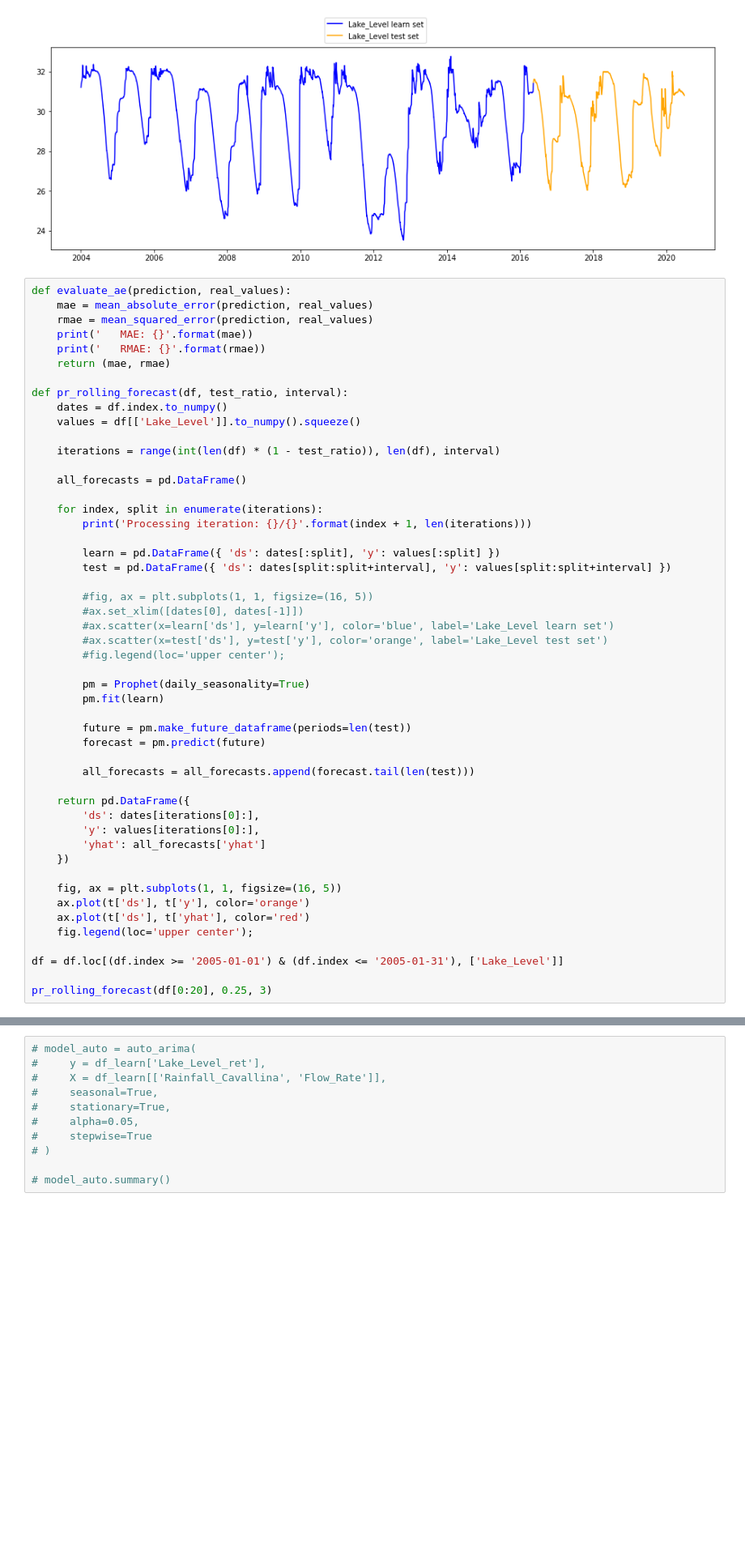
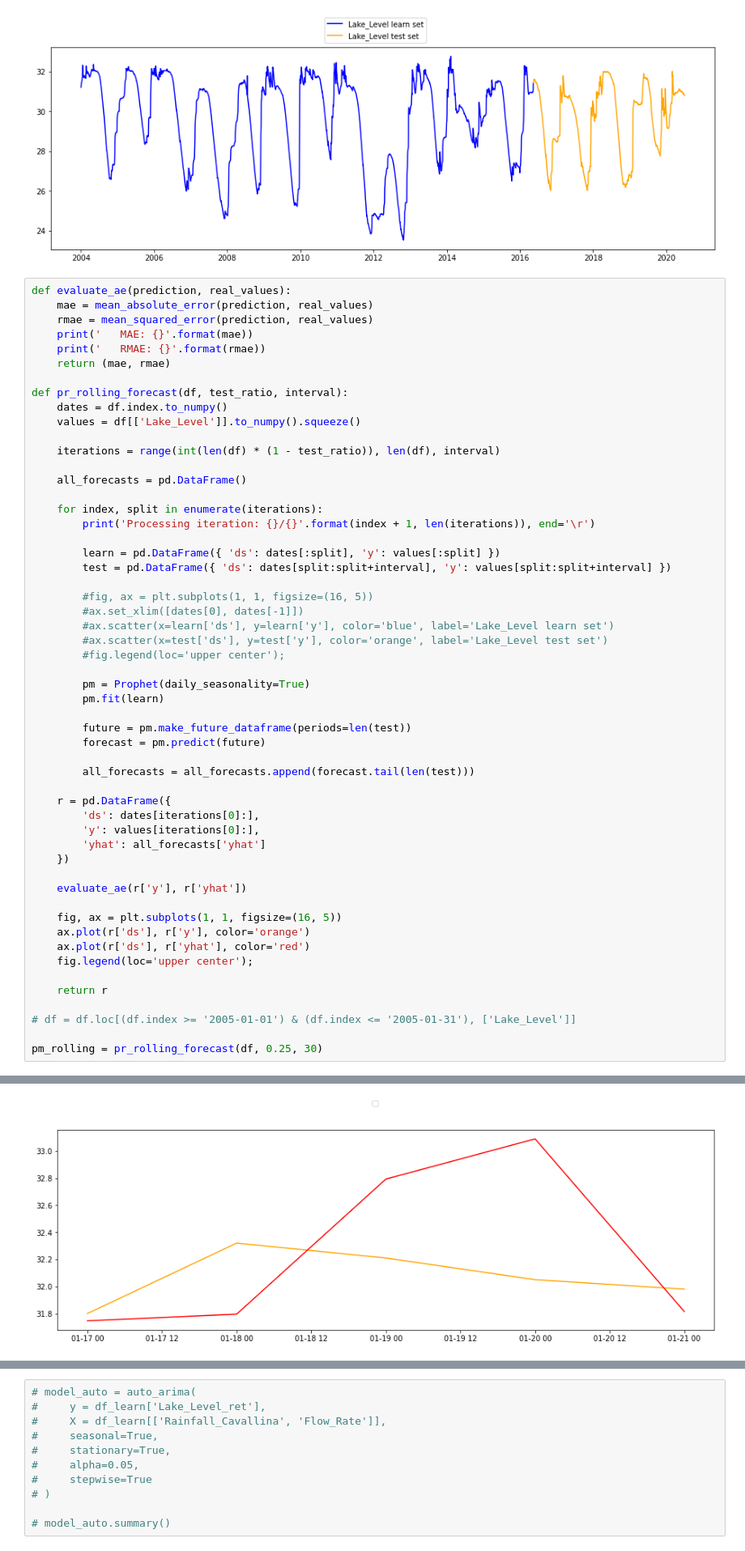
Before and after one commit to KlemenKozelj/master_thesis, a Jupyter notebook: 02_Lake_Bilancino_Time_Series.ipynb, the cells around one changed output, grey strips where cells are left out. Shown at 81% size. Cells and saved outputs as stored; diff of their text form; blank space fills up the shorter version.

```diff
--- a/02_Lake_Bilancino_Time_Series.ipynb
+++ b/02_Lake_Bilancino_Time_Series.ipynb
@@ -258,7 +258,7 @@ def pr_rolling_forecast(df, test_ratio, interval):
     all_forecasts = pd.DataFrame()
 
     for index, split in enumerate(iterations):
-        print('Processing iteration: {}/{}'.format(index + 1, len(iterations)))
+        print('Processing iteration: {}/{}'.format(index + 1, len(iterations)), end='\r')
 
         learn = pd.DataFrame({ 'ds': dates[:split], 'y': values[:split] })
         test = pd.DataFrame({ 'ds': dates[split:split+interval], 'y': values[split:split+interval] })
@@ -277,18 +277,22 @@ def pr_rolling_forecast(df, test_ratio, interval):
 
         all_forecasts = all_forecasts.append(forecast.tail(len(test)))
 
-    return pd.DataFrame({
+    r = pd.DataFrame({
         'ds': dates[iterations[0]:],
         'y': values[iterations[0]:],
         'yhat': all_forecasts['yhat']
     })
 
+    evaluate_ae(r['y'], r['yhat'])
+
     fig, ax = plt.subplots(1, 1, figsize=(16, 5))
-    ax.plot(t['ds'], t['y'], color='orange')
-    ax.plot(t['ds'], t['yhat'], color='red')
+    ax.plot(r['ds'], r['y'], color='orange')
+    ax.plot(r['ds'], r['yhat'], color='red')
     fig.legend(loc='upper center');
 
-df = df.loc[(df.index >= '2005-01-01') & (df.index <= '2005-01-31'), ['Lake_Level']]
+    return r
 
-pr_rolling_forecast(df[0:20], 0.25, 3)
+# df = df.loc[(df.index >= '2005-01-01') & (df.index <= '2005-01-31'), ['Lake_Level']]
+
+pm_rolling = pr_rolling_forecast(df, 0.25, 30)
 # %% [output]
@@ -298,3 +311,4 @@ INFO:fbprophet:n_changepoints greater than number of observations. Using 11.
+[figure, added]
 # %%
 pm = Prophet(daily_seasonality=True)
 pm.fit( pd.DataFrame({ 'ds': df_learn.index, 'y': df_learn[['Lake_Level']].to_numpy().squeeze(), }) )
```
Also changed, not shown: parts of 2 cells of this notebook.
